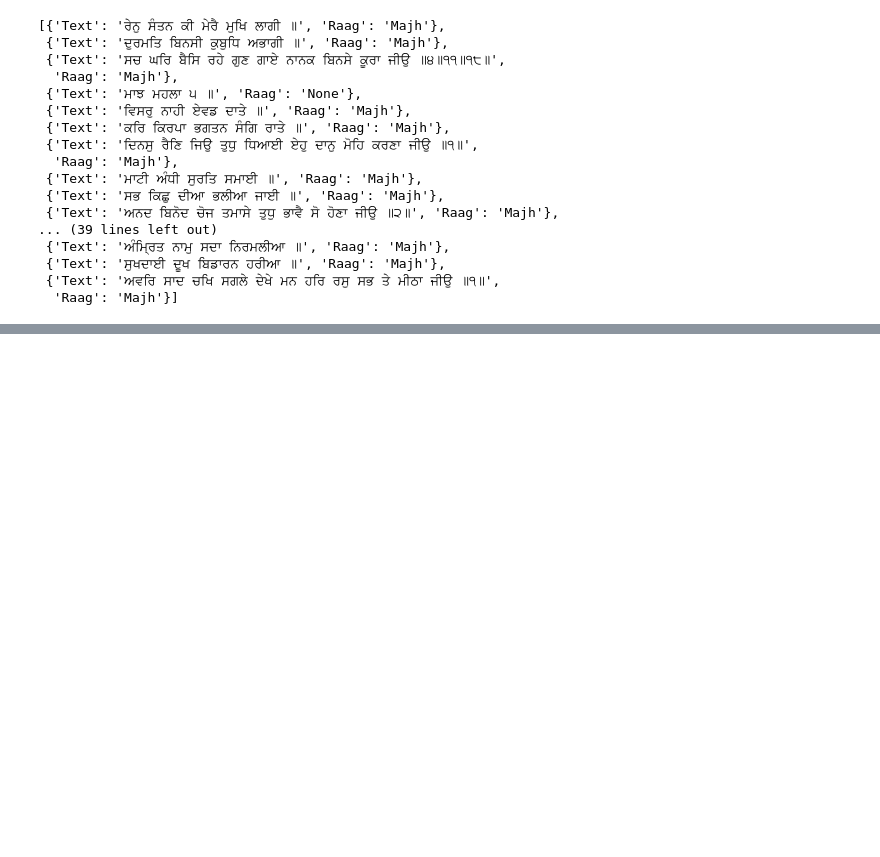
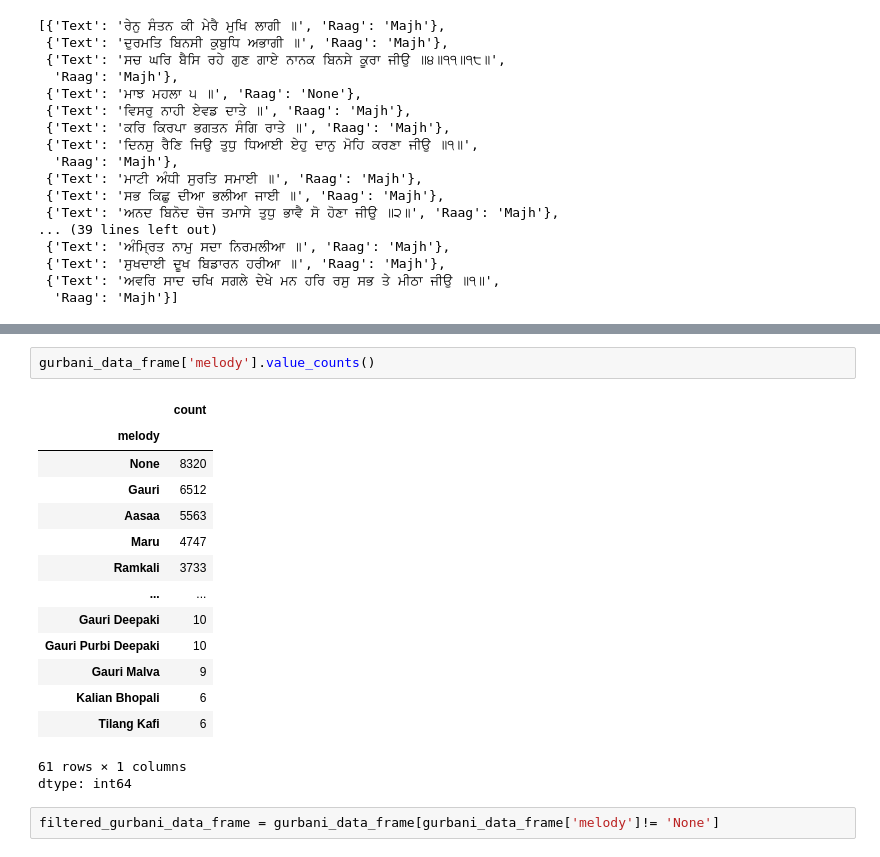
Before and after one commit to Jsingh91/Raag_Classification_Project, a Jupyter notebook: 01_Data_Ingestion.ipynb, the cells around one changed output, grey strips where cells are left out. Cells and saved outputs as stored; diff of their text form; blank space fills up the shorter version.

```diff
--- a/01_Data_Ingestion.ipynb
+++ b/01_Data_Ingestion.ipynb
@@ -90,0 +243,20 @@ clean_page
+# %%
+gurbani_data_frame['melody'].value_counts()
+# %% [output]
+|  | count |
+| melody |  |
+| None | 8320 |
+| Gauri | 6512 |
+| Aasaa | 5563 |
+| Maru | 4747 |
+| Ramkali | 3733 |
+| ... | ... |
+| Gauri Deepaki | 10 |
+| Gauri Purbi Deepaki | 10 |
+| Gauri Malva | 9 |
+| Kalian Bhopali | 6 |
+| Tilang Kafi | 6 |
+61 rows × 1 columns
+dtype: int64
+# %%
+filtered_gurbani_data_frame = gurbani_data_frame[gurbani_data_frame['melody']!= 'None']
```
Also changed, not shown: parts of 27 cells of this notebook.
